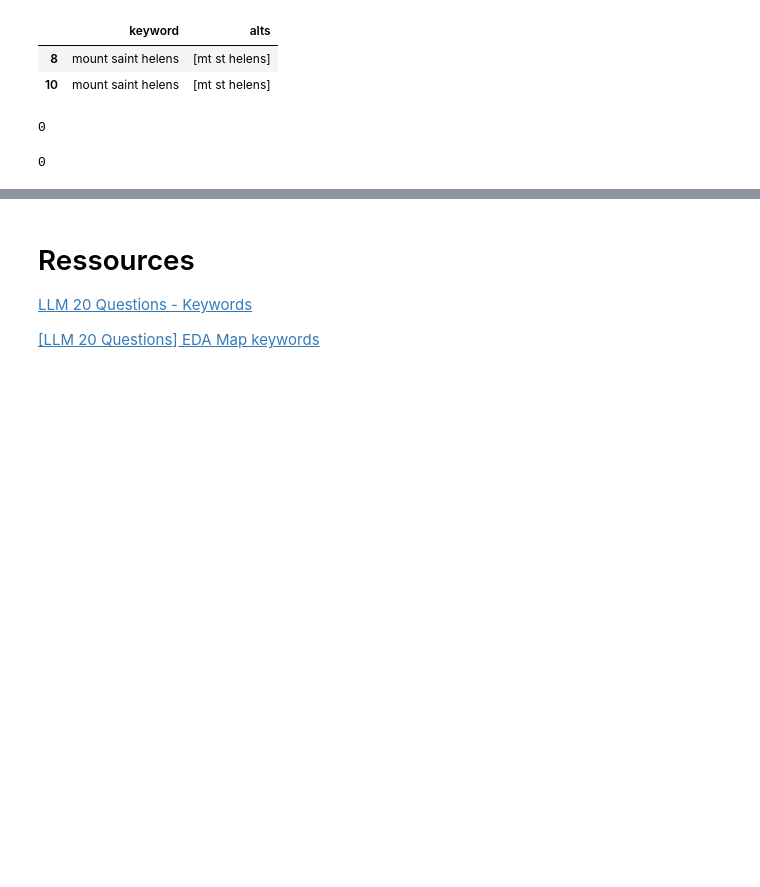
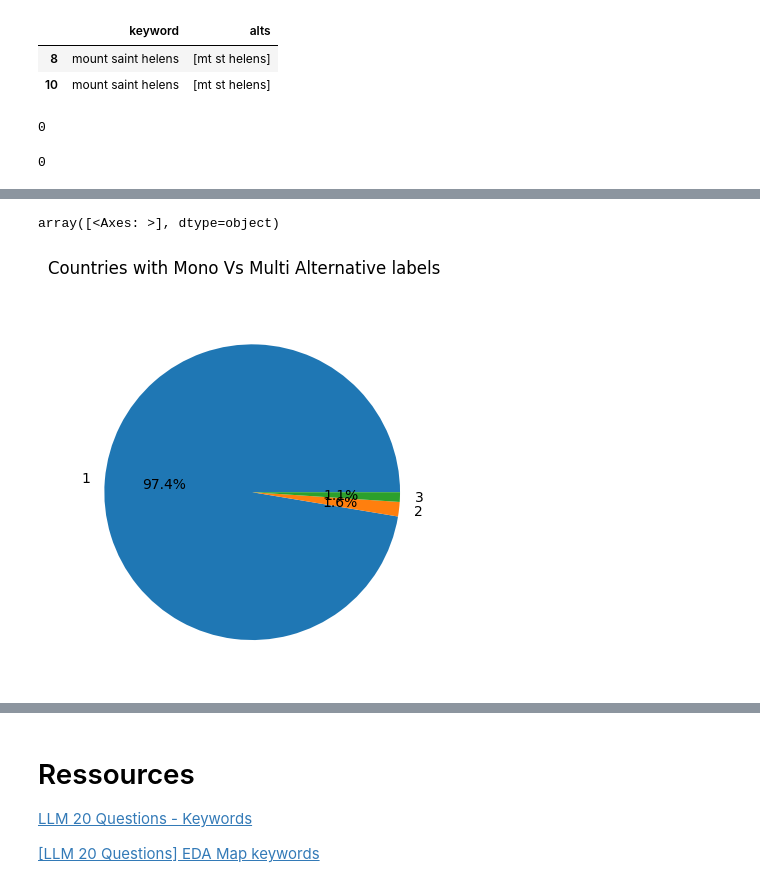
Before and after one commit to mzaoualim/Kaggle_LLM_20_Questions, a Jupyter notebook: Quick_EDA.ipynb, the cells around one changed output, grey strips where cells are left out. Saved outputs shown, nothing was run; the diff lists cells and outputs as text; code cells hidden in the pictures; blank space fills up the shorter version.

```diff
--- a/Quick_EDA.ipynb
+++ b/Quick_EDA.ipynb
@@ -377,0 +410,7 @@ p.plot(kind='bar')
+# %%
+# generate a dictionnary with {country:length of corresponding label(s)}
+country_alts_dict = dict()
+for i in range(len(country)):
+  country_alts_dict[country.iloc[i, 0]] = len(str(country.iloc[i, 1]).strip('[]').split(','))
+
+country_alts_dict
@@ -377,0 +439,9 @@ p.plot(kind='bar')
+# %%
+# form dictionnary to pandas dataframe
+country_alts_df = pd.DataFrame.from_dict(country_alts_dict, orient='index', columns=['len_alts'])
+country_alts_df.reset_index(inplace=True)
+country_alts_df.rename(columns={'index':'city_labels'}, inplace=True)
+# %%
+# grouping countries by numbers of labels
+grouped_country_alts_df = country_alts_df.groupby('len_alts').count()
+grouped_country_alts_df
@@ -377,0 +454,13 @@ p.plot(kind='bar')
+# %%
+# ploting the distribution of cities by number of alternative labels
+grouped_country_alts_df.plot(
+    kind='pie',
+    title='Countries with Mono Vs Multi Alternative labels',
+    ylabel='',
+    legend=False,
+    subplots=True,
+    autopct='%1.1f%%'
+    )
+# %% [output]
+array([<Axes: >], dtype=object)
+[figure, added]
```
Also changed, not shown: parts of 51 cells of this notebook.
